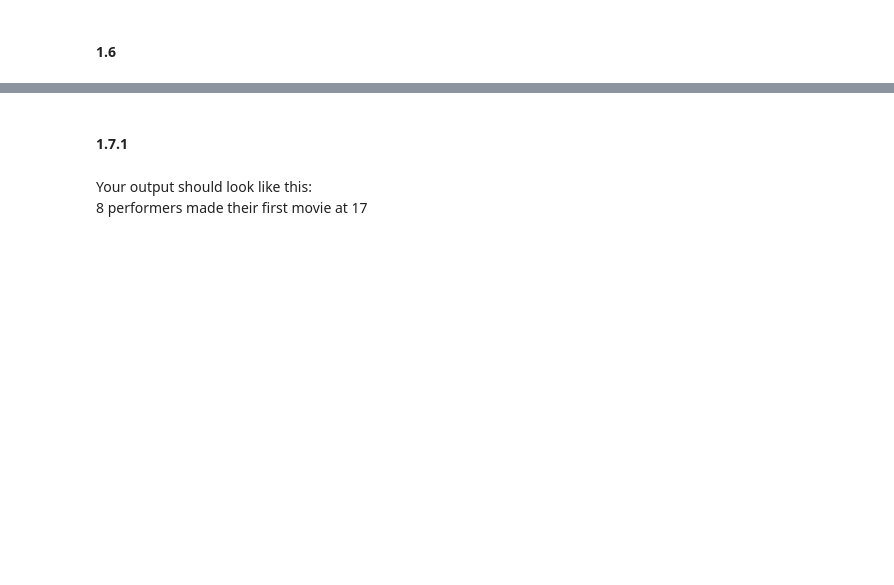
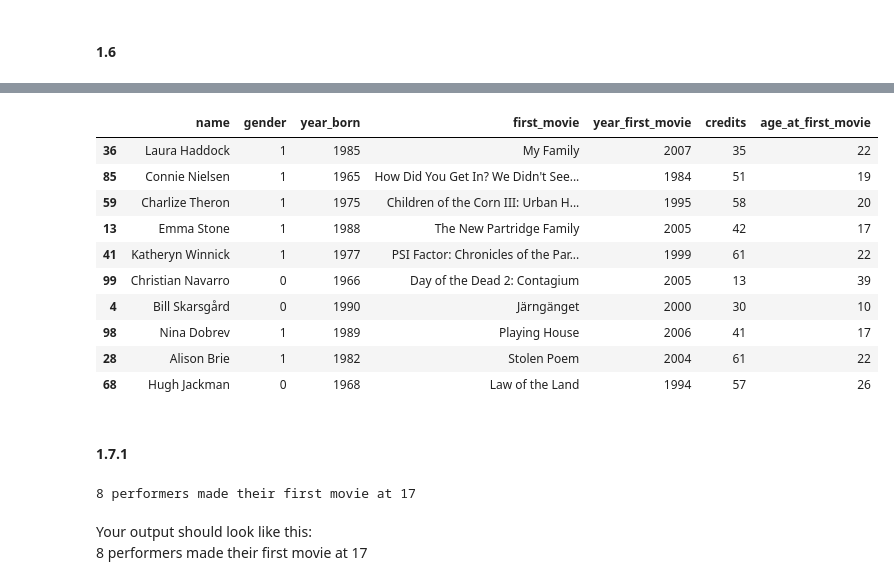
Before and after one commit to lucasresck/foundations-of-data-science, a Jupyter notebook: cs109a_hw1/S109a_hw1.ipynb, the cells around one changed output, grey strips where cells are left out. Cells and saved outputs as stored; diff of their text form; code cells hidden in the pictures; blank space fills up the shorter version.

```diff
--- a/cs109a_hw1/S109a_hw1.ipynb
+++ b/cs109a_hw1/S109a_hw1.ipynb
@@ -745,2 +882,18 @@ import json
+# %%
+# Create new variable
+df['age_at_first_movie'] = df.year_first_movie - df.year_born
+df.sample(10)
+# %% [output]
+|  | name | gender | year_born | first_movie | year_first_movie | credits | age_at_first_movie |
+| 36 | Laura Haddock | 1 | 1985 | My Family | 2007 | 35 | 22 |
+| 85 | Connie Nielsen | 1 | 1965 | How Did You Get In? We Didn't See... | 1984 | 51 | 19 |
+| 59 | Charlize Theron | 1 | 1975 | Children of the Corn III: Urban H... | 1995 | 58 | 20 |
+| 13 | Emma Stone | 1 | 1988 | The New Partridge Family | 2005 | 42 | 17 |
+| 41 | Katheryn Winnick | 1 | 1977 | PSI Factor: Chronicles of the Par... | 1999 | 61 | 22 |
+| 99 | Christian Navarro | 0 | 1966 | Day of the Dead 2: Contagium | 2005 | 13 | 39 |
+| 4 | Bill Skarsgård | 0 | 1990 | Järngänget | 2000 | 30 | 10 |
+| 98 | Nina Dobrev | 1 | 1989 | Playing House | 2006 | 41 | 17 |
+| 28 | Alison Brie | 1 | 1982 | Stolen Poem | 2004 | 61 | 22 |
+| 68 | Hugh Jackman | 0 | 1968 | Law of the Land | 1994 | 57 | 26 |
 # %% [markdown]
 #### 1.7.1
@@ -749,3 +900,8 @@ import json
+# %%
+# your code here
+print(str(len(df[df.age_at_first_movie == 17].index)) + ' performers made their first movie at 17')
+# %% [output]
+8 performers made their first movie at 17
 # %% [markdown]
 Your output should look like this:<BR>
 8 performers made their first movie at 17
```
Also changed, not shown: parts of 19 cells of this notebook, 1 other file.
